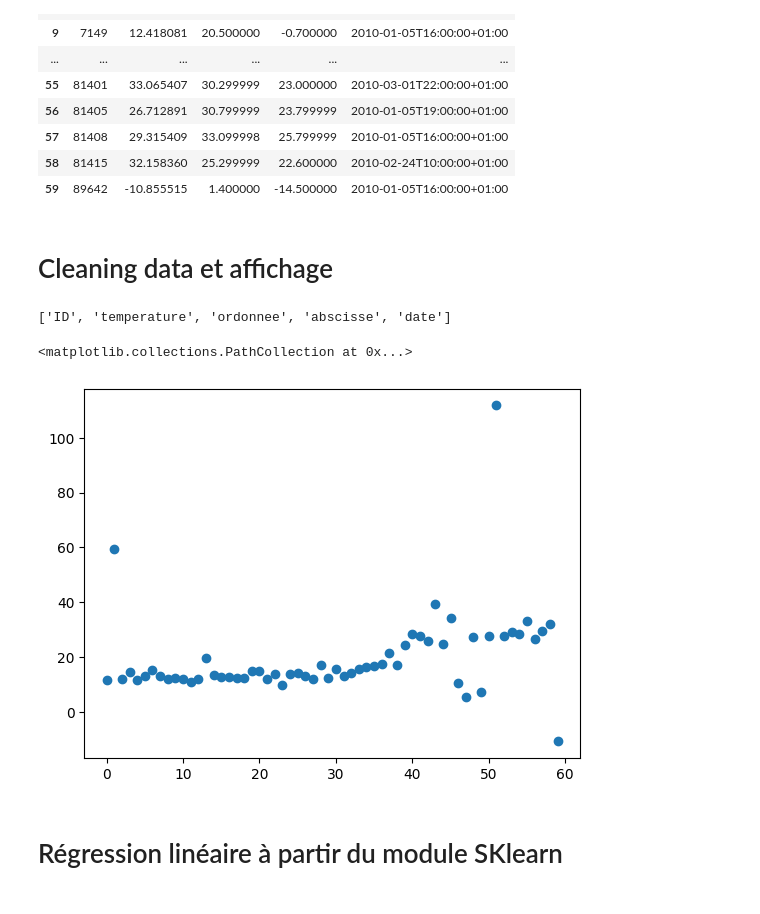
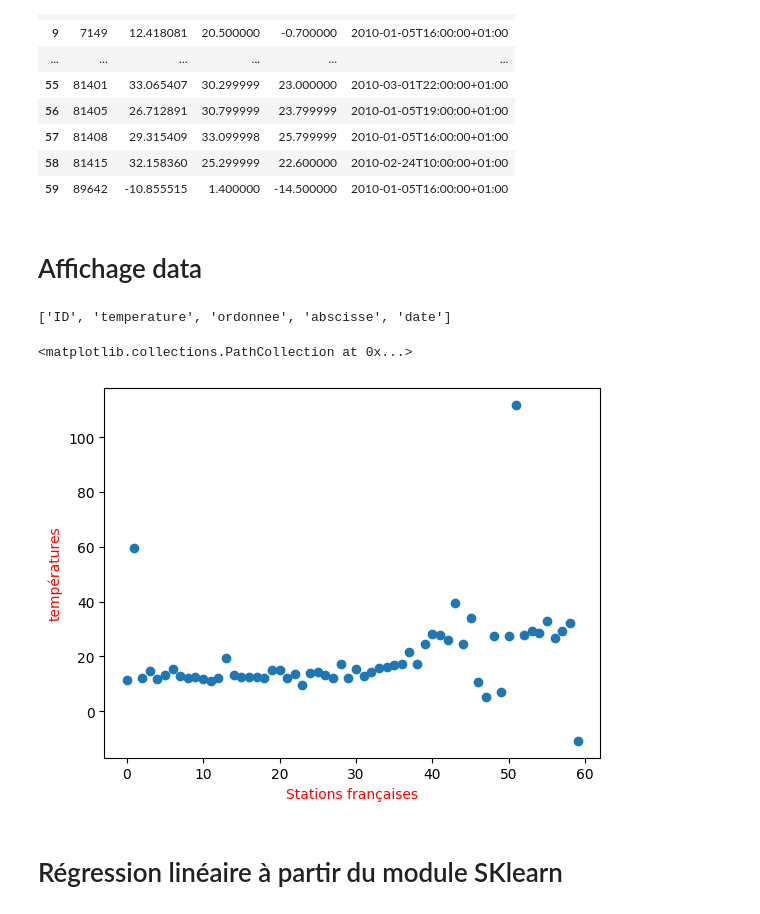
Before and after one commit to hadjuse/Linear-Regression-on-dataset, a Jupyter notebook: meteo.ipynb, the cells around one changed output. Cells and saved outputs as stored; diff of their text form; code cells hidden in the pictures.

```diff
--- a/meteo.ipynb
+++ b/meteo.ipynb
@@ -39,18 +39,20 @@ df
 | 58 | 81415 | 32.158360 | 25.299999 | 22.600000 | 2010-02-24T10:00:00+01:00 |
 | 59 | 89642 | -10.855515 | 1.400000 | -14.500000 | 2010-01-05T16:00:00+01:00 |
 # %% [markdown]
-# Cleaning data et affichage
+# Affichage data
 # %%
 meteo_features = [data for data in meteo_data.columns]
 print(meteo_features)
 x = np.arange(60)
 x = x.reshape(60,-1)
 y = meteo_data['temperature'].values
+plt.xlabel("Stations françaises", color= "red")
+plt.ylabel("températures", color= "red")
 plt.scatter(x,y)
 # %% [output]
 ['ID', 'temperature', 'ordonnee', 'abscisse', 'date']
 <matplotlib.collections.PathCollection at 0x...>
-[figure, old version]
+[figure, new version]
 # %% [markdown]
 # Régression linéaire à partir du module SKlearn
 # %%
```
Also changed, not shown: parts of 1 cell of this notebook.
